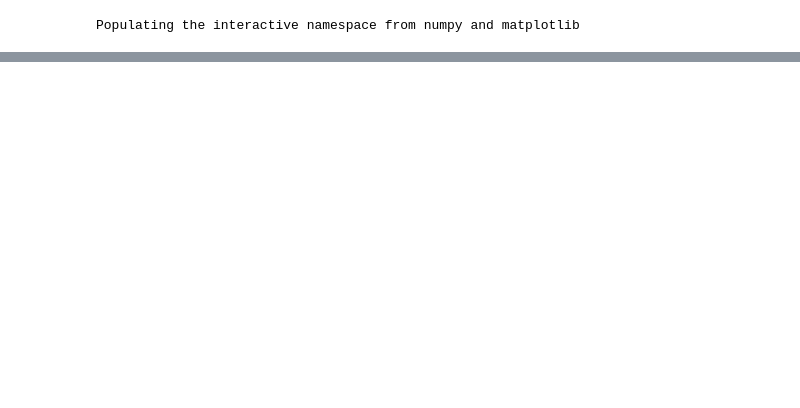
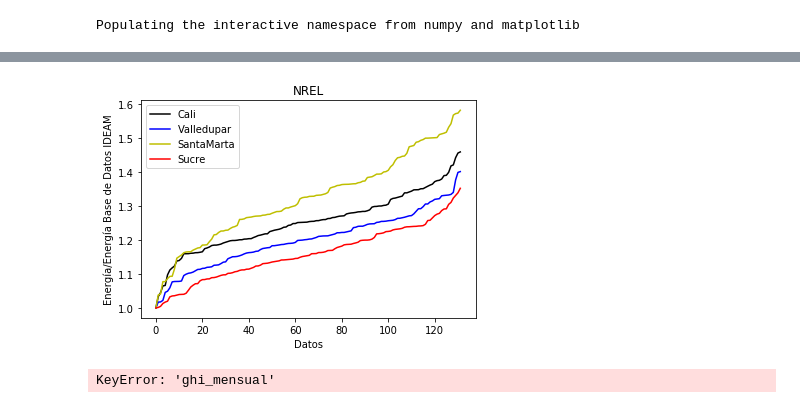
Before and after one commit to JuanCarrillo007/Taller1HC, a Jupyter notebook: Taller1.ipynb, the cells around one changed output, grey strips where cells are left out. Cells and saved outputs as stored; diff of their text form; code cells hidden in the pictures; blank space fills up the shorter version.

```diff
--- a/Taller1.ipynb
+++ b/Taller1.ipynb
@@ -8,7 +8,7 @@ from scipy import stats
 # %% [output]
 Populating the interactive namespace from numpy and matplotlib
 # %%
-def LLamarListaDatos(ciudad, origenData):
-    serie=os.path.join('.','data',ciudad,origenData+'.csv')
+def LLamarListaDatos(ciudad,origenDatos):
+    serie=os.path.join('.','data',ciudad,origenDatos+'.csv')
     serie_pd = pd.read_csv(serie, sep = ';',encoding='latin-1')
     return serie_pd
@@ -56,33 +38,34 @@ enficc(serieDatos)[1]
 # %%
 #Punto 2
 # %%
-def graficas(ciudad1,ciudad2,ciudad3,ciudad4,OrigenDatos):
-    serie1 = LlamarListaDatos(ciudad1,origenDatos)
-    serie2 = LlamarListaDatos(ciudad1,origenDatos)
-    serie3 = LlamarListaDatos(ciudad1,origenDatos)
-    serie4 = LlamarListaDatos(ciudad1,origenDatos)
-    datos1 = sorted(ghi_mes(serie1)["HGIdiarioPromedio"+list(serie1)[-1]])
-    datos2 = sorted(ghi_mes(serie1)["HGIdiarioPromedio"+list(serie1)[-1]])
-    datos3 = sorted(ghi_mes(serie1)["HGIdiarioPromedio"+list(serie1)[-1]])
-    datos4 = sorted(ghi_mes(serie1)["HGIdiarioPromedio"+list(serie1)[-1]])
-    numdatos1 = range(len(data1))
-    numdatos2 = range(len(data1))
-    numdatos3 = range(len(data1))
-    numdatos4 = range(len(data1))
-
+def graficas(ciudad1,ciudad2,ciudad3,ciudad4,origenDatos):
+    serie1 = LLamarListaDatos(ciudad1,origenDatos)
+    serie2 = LLamarListaDatos(ciudad2,origenDatos)
+    serie3 = LLamarListaDatos(ciudad3,origenDatos)
+    serie4 = LLamarListaDatos(ciudad4,origenDatos)
+    datos1 = sorted(ghi_mensual(serie1)["GHIdiarioProm"+list(serie1)[-1]])
+    datos2 = sorted(ghi_mensual(serie2)["GHIdiarioProm"+list(serie2)[-1]])
+    datos3 = sorted(ghi_mensual(serie3)["GHIdiarioProm"+list(serie3)[-1]])
+    datos4 = sorted(ghi_mensual(serie4)["GHIdiarioProm"+list(serie4)[-1]])
+    numd1 = range(len(datos1))
+    numd2 = range(len(datos2))
+    numd3 = range(len(datos3))
+    numd4 = range(len(datos4))
     fig=figure()
     pylab.xlabel("Datos")
-    pylab.ylabel("Energía/Energía Base IDEAM")
+    pylab.ylabel("Energía/Energía Base de Datos IDEAM")
     pylab.title(origenDatos)
-    pylab.plot(numdatos1,datos1/datos1[0],'-k', label=ciudad1)
-    pylab.plot(numdatos2,datos2/datos2[0],'-b', label=ciudad2)
-    pylab.plot(numdatos3,datos3/datos3[0],'-y', label=ciudad3)
-    pylab.plot(numdatos4,datos4/datos4[0],'-r', label=ciudad4)
+    pylab.plot(numd1,datos1/datos1[0],'-k', label=ciudad1)
+    pylab.plot(numd2,datos2/datos2[0],'-b', label=ciudad2)
+    pylab.plot(numd3,datos3/datos3[0],'-y', label=ciudad3)
+    pylab.plot(numd4,datos4/datos4[0],'-r', label=ciudad4)
     pylab.legend(loc='upper left')
 
     return
 # %%
-graficas ('Cali','Valledupar', 'SantaMarta','Sucre', 'IDEAM')
+graficas ('Cali','Valledupar','SantaMarta','Sucre','NREL')
+# %% [output]
+[figure, added]
 # %%
 #Punto 3
 # %%
@@ -157,5 +137,7 @@ def graficaciudad (agnoinicio,mesinicio,agnofinal,mesfinal, ciudad):
 # %%
-plotgraficaciudad (2011, 1, 2016,"Cali")
+graficaciudad(2011,1,2016,12,'Cali')
+# %% [output]
+KeyError: 'ghi_mensual'
 # %%
 #Punto 4
 # %%
```
Also changed, not shown: parts of 6 cells of this notebook.
